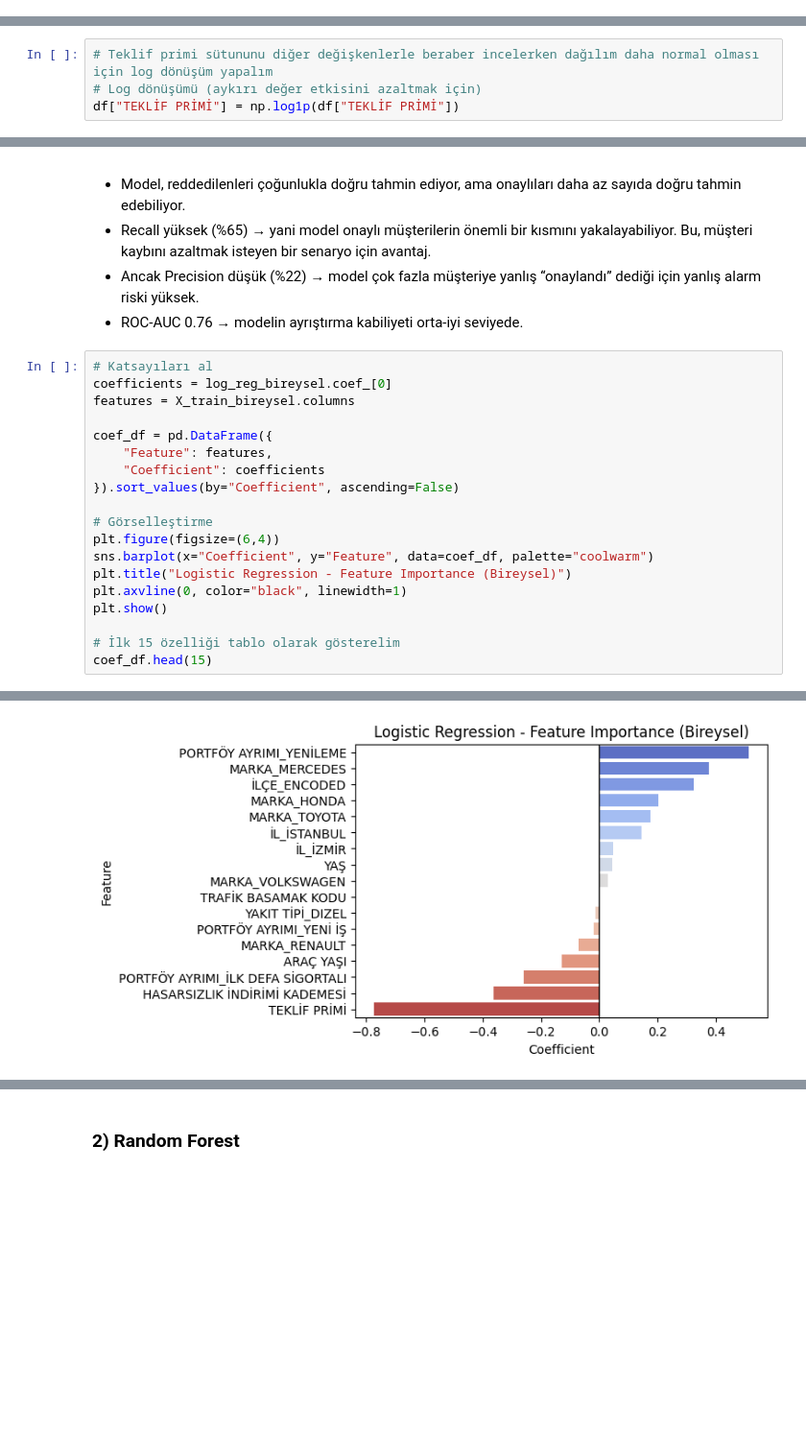
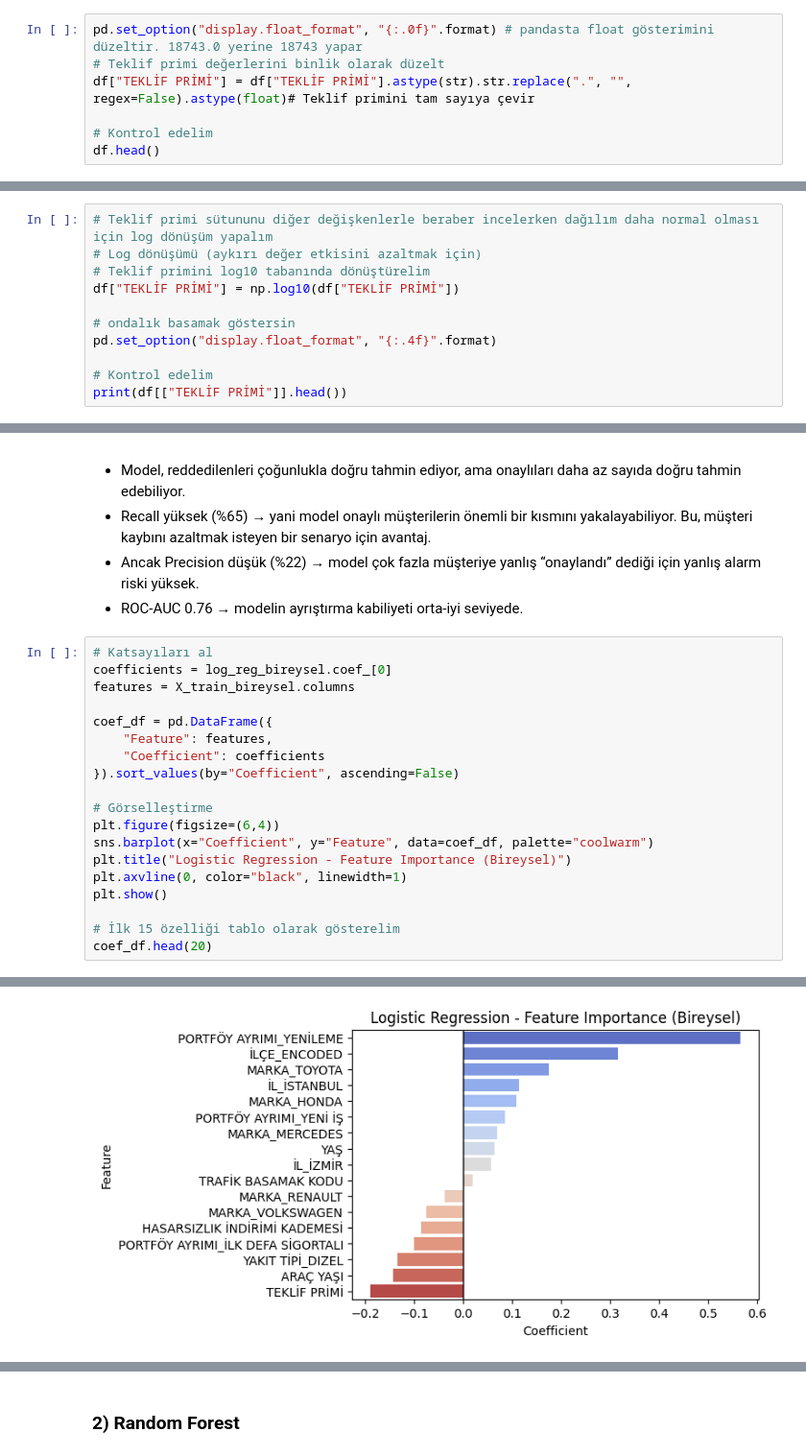
Before and after one commit to incieryilmazz/Insurance--Project, a Jupyter notebook: Tahminleme Modeli Çalışması.ipynb, the cells around one changed output, grey strips where cells are left out. Shown at 96% size. Drawn from its saved outputs; the diff is of its cells as text; blank space fills up the shorter version.

```diff
--- a/Tahminleme Modeli Çalışması.ipynb
+++ b/Tahminleme Modeli Çalışması.ipynb
@@ -108 +108,8 @@ df.describe().T
 - Teklif numarası kontrol edelim, tüm satırlar eşsiz gözlemi mi ifade ediyor
+# %%
+pd.set_option("display.float_format", "{:.0f}".format) # pandasta float gösterimini düzeltir. 18743.0 yerine 18743 yapar
+# Teklif primi değerlerini binlik olarak düzelt
+df["TEKLİF PRİMİ"] = df["TEKLİF PRİMİ"].astype(str).str.replace(".", "", regex=False).astype(float)# Teklif primini tam sayıya çevir
+
+# Kontrol edelim
+df.head()
@@ -355,4 +376,11 @@ Onaylanan tekliflerin neredeyse tamamı düşük primlerde gerçekleşmektedir.
 # %%
 # Teklif primi sütununu diğer değişkenlerle beraber incelerken dağılım daha normal olması için log dönüşüm yapalım
 # Log dönüşümü (aykırı değer etkisini azaltmak için)
-df["TEKLİF PRİMİ"] = np.log1p(df["TEKLİF PRİMİ"])
+# Teklif primini log10 tabanında dönüştürelim
+df["TEKLİF PRİMİ"] = np.log10(df["TEKLİF PRİMİ"])
+
+# ondalık basamak göstersin
+pd.set_option("display.float_format", "{:.4f}".format)
+
+# Kontrol edelim
+print(df[["TEKLİF PRİMİ"]].head())
@@ -685,25 +723,25 @@ Genel Yorumum:
 # %%
 # Katsayıları al
 coefficients = log_reg_bireysel.coef_[0]
 features = X_train_bireysel.columns
 
 coef_df = pd.DataFrame({
     "Feature": features,
     "Coefficient": coefficients
 }).sort_values(by="Coefficient", ascending=False)
 
 # Görselleştirme
 plt.figure(figsize=(6,4))
 sns.barplot(x="Coefficient", y="Feature", data=coef_df, palette="coolwarm")
 plt.title("Logistic Regression - Feature Importance (Bireysel)")
 plt.axvline(0, color="black", linewidth=1)
 plt.show()
 
 # İlk 15 özelliği tablo olarak gösterelim
-coef_df.head(15)
+coef_df.head(20)
 # %% [output]
 Passing `palette` without assigning `hue` is deprecated and will be removed in v0.14.0. Assign the `y` variable to `hue` and set `legend=False` for the same effect.
 
   sns.barplot(x="Coefficient", y="Feature", data=coef_df, palette="coolwarm")
-[figure, old version]
+[figure, new version]
 |  | Feature | Coefficient |
```
Also changed, not shown: parts of 73 cells of this notebook.
